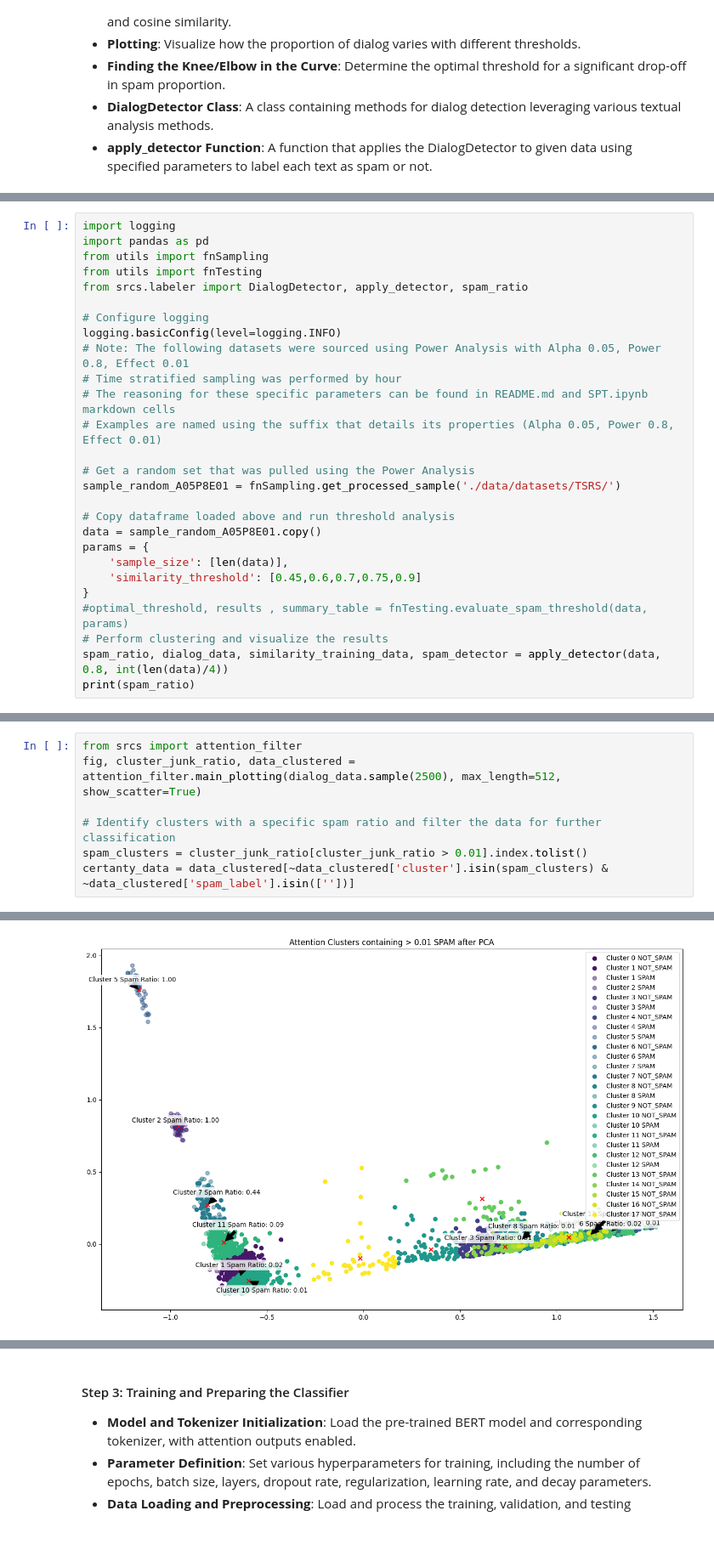
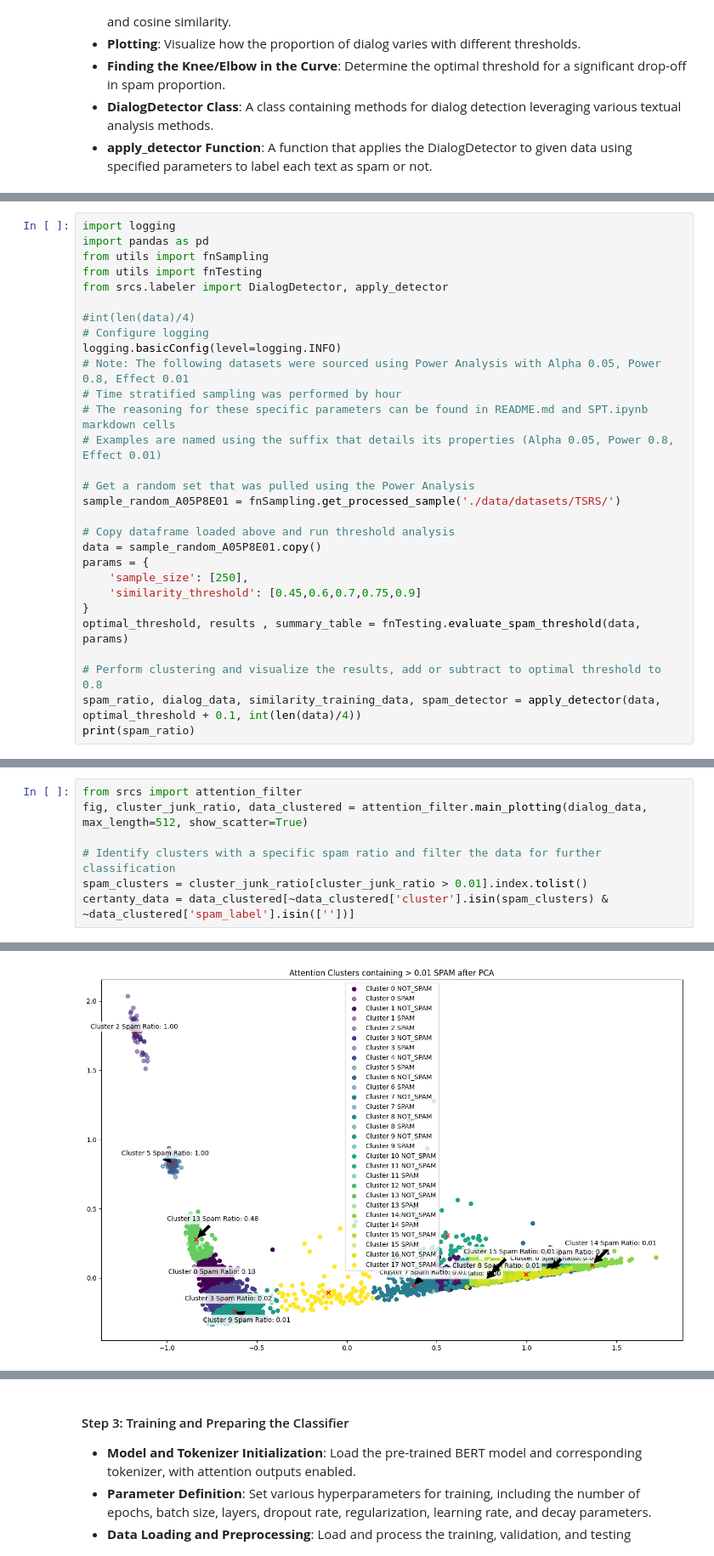
Before and after one commit to joelwk/Chanscope, a Jupyter notebook: notebooks/classification_pipeline.ipynb, the cells around one changed output, grey strips where cells are left out. Shown at 85% size. Drawn from its saved outputs; the diff is of its cells as text.

Commit message:
updated notebooks and README. added plots

```diff
--- a/notebooks/classification_pipeline.ipynb
+++ b/notebooks/classification_pipeline.ipynb
@@ -39,8 +44,9 @@ import logging
 import pandas as pd
 from utils import fnSampling
 from utils import fnTesting
-from srcs.labeler import DialogDetector, apply_detector, spam_ratio
+from srcs.labeler import DialogDetector, apply_detector
 
+#int(len(data)/4)
 # Configure logging
 logging.basicConfig(level=logging.INFO)
 # Note: The following datasets were sourced using Power Analysis with Alpha 0.05, Power 0.8, Effect 0.01
@@ -54,11 +60,12 @@ sample_random_A05P8E01 = fnSampling.get_processed_sample('./data/datasets/TSRS/'
 # Copy dataframe loaded above and run threshold analysis
 data = sample_random_A05P8E01.copy()
 params = {
-    'sample_size': [len(data)],
+    'sample_size': [250],
     'similarity_threshold': [0.45,0.6,0.7,0.75,0.9]
 }
-#optimal_threshold, results , summary_table = fnTesting.evaluate_spam_threshold(data, params)
-# Perform clustering and visualize the results
-spam_ratio, dialog_data, similarity_training_data, spam_detector = apply_detector(data, 0.8, int(len(data)/4))
+optimal_threshold, results , summary_table = fnTesting.evaluate_spam_threshold(data, params)
+
+# Perform clustering and visualize the results, add or subtract to optimal threshold to 0.8
+spam_ratio, dialog_data, similarity_training_data, spam_detector = apply_detector(data, optimal_threshold + 0.1, int(len(data)/4))
 print(spam_ratio)
 # %% [output]
@@ -81,7 +90,7 @@ Example interpretation of the above breakdown:
 These steps encompass the core functionalities for text analysis, uniquely integrating attention scores from BERT to provide insightful understanding into the text data. The approach combines sophisticated techniques like deep learning embeddings, clustering, and statistical summaries, enhancing the analysis and categorization of the text data.
 # %%
 from srcs import attention_filter
-fig, cluster_junk_ratio, data_clustered = attention_filter.main_plotting(dialog_data.sample(2500), max_length=512, show_scatter=True)
+fig, cluster_junk_ratio, data_clustered = attention_filter.main_plotting(dialog_data, max_length=512, show_scatter=True)
 
 # Identify clusters with a specific spam ratio and filter the data for further classification
 spam_clusters = cluster_junk_ratio[cluster_junk_ratio > 0.01].index.tolist()
@@ -107,4 +116,4 @@ cluster
 16    0.000000
 17    0.000000
 Name: spam_label, dtype: float64
-[figure, old version]
+[figure, new version]
```
Also changed, not shown: parts of 12 cells of this notebook, 14 other files.
